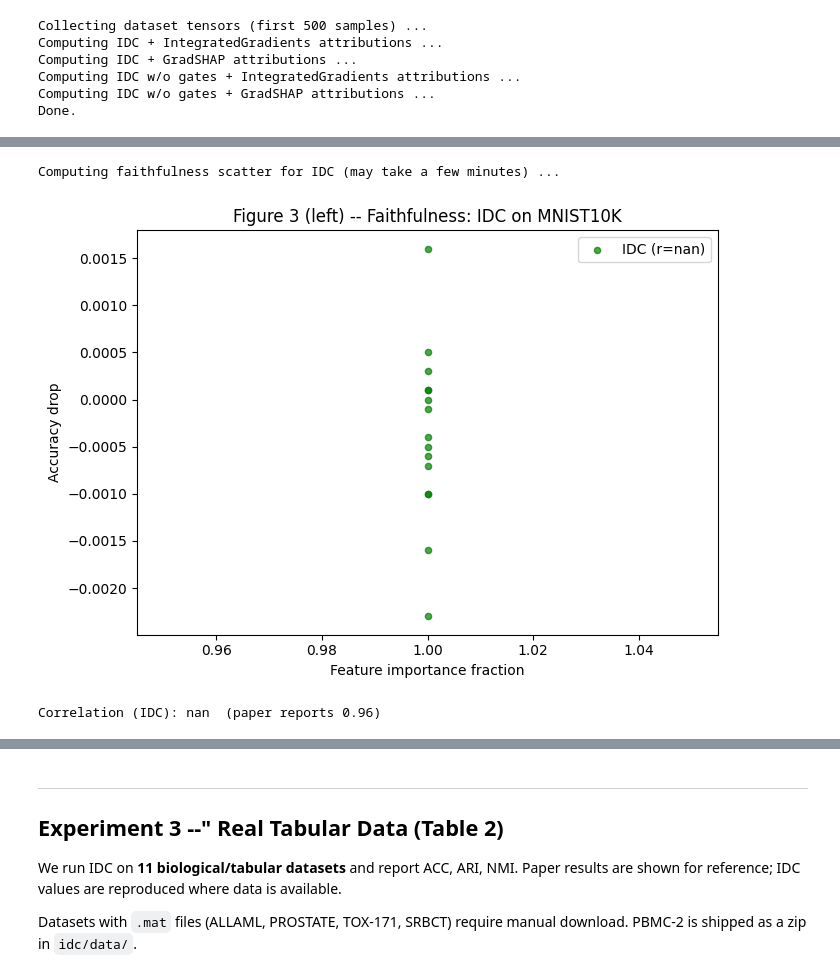
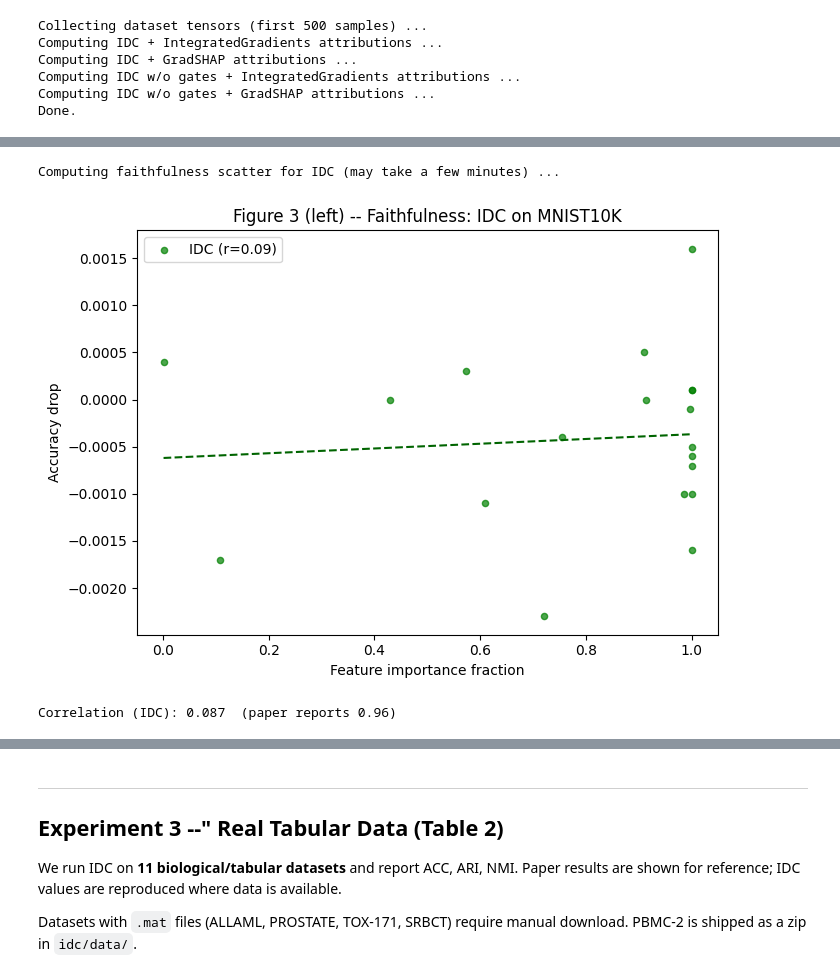
Before and after one commit to NadaB04/Interpretable_Deep_Clustering_analysis, a Jupyter notebook: IDC_Reconstruction.ipynb, the cells around one changed output, grey strips where cells are left out. Drawn from its saved outputs; the diff is of its cells as text; code cells hidden in the pictures.

```diff
--- a/IDC_Reconstruction.ipynb
+++ b/IDC_Reconstruction.ipynb
@@ -777,7 +777,13 @@ if RUN_EXP2:
     with torch.no_grad():
         for x, y in loader:
             x = x.float()
-            _, _, g = model_idc.gating_net(x)
+            _, _, local_g = model_idc.gating_net(x)
+            # combined local x global gates (matches model usage during training)
+            emb    = model_idc.encdec.encoder(x)
+            logits = model_idc.clustering_head(emb)
+            y_pred = logits.argmax(dim=1)
+            _, global_g = model_idc.gating_net.global_forward(y_pred)
+            g = local_g * global_g
             all_g.append(g.cpu()); all_x_np.append(x.cpu()); all_y_np.append(y.cpu())
     G_gates = torch.cat(all_g)
     X_full  = torch.cat(all_x_np).numpy()
@@ -863,27 +869,31 @@ IDC (gates)                 83.45     0.69     94.8     0.96     88.5  0.000  -1
 # %%
 # ── Experiment 2: Figure 3 (left) -- faithfulness scatter ────────────────────
 # faithfulness_scatter is defined in cell 3.
 
 if RUN_EXP2:
     print("Computing faithfulness scatter for IDC (may take a few minutes) ...")
     imp_idc, acc_idc, corr_idc = faithfulness_scatter(
         G_bin, X_full, infer_from_model(model_idc), Y_full
     )
 
     fig, ax = plt.subplots(figsize=(7, 5))
     ax.scatter(imp_idc, acc_idc, color='green', alpha=0.7, s=20, label=f'IDC (r={corr_idc:.2f})')
     z = np.polyfit(imp_idc, acc_idc, 1)
     xlin = np.linspace(imp_idc.min(), imp_idc.max(), 200)
     ax.plot(xlin, np.polyval(z, xlin), color='darkgreen', linewidth=1.5, linestyle='--')
     ax.set_xlabel('Feature importance fraction')
     ax.set_ylabel('Accuracy drop')
     ax.set_title('Figure 3 (left) -- Faithfulness: IDC on MNIST10K')
     ax.legend()
     plt.tight_layout()
     plt.show()
-    print(f"Correlation (IDC): {corr_idc:.3f}  (paper reports 0.96)")
+    if np.isnan(corr_idc):
+        print("WARNING: correlation is nan -- gating net selects identical features for all "
+              "samples (undertrained model). Run 700 epochs on GPU for meaningful scatter.")
+    else:
+        print(f"Correlation (IDC): {corr_idc:.3f}  (paper reports 0.96)")
 # %% [output]
 Computing faithfulness scatter for IDC (may take a few minutes) ...
-[figure, old version]
+[figure, new version]
-Correlation (IDC): nan  (paper reports 0.96)
+Correlation (IDC): 0.087  (paper reports 0.96)
 # %%
```
Also changed, not shown: parts of 3 cells of this notebook.
